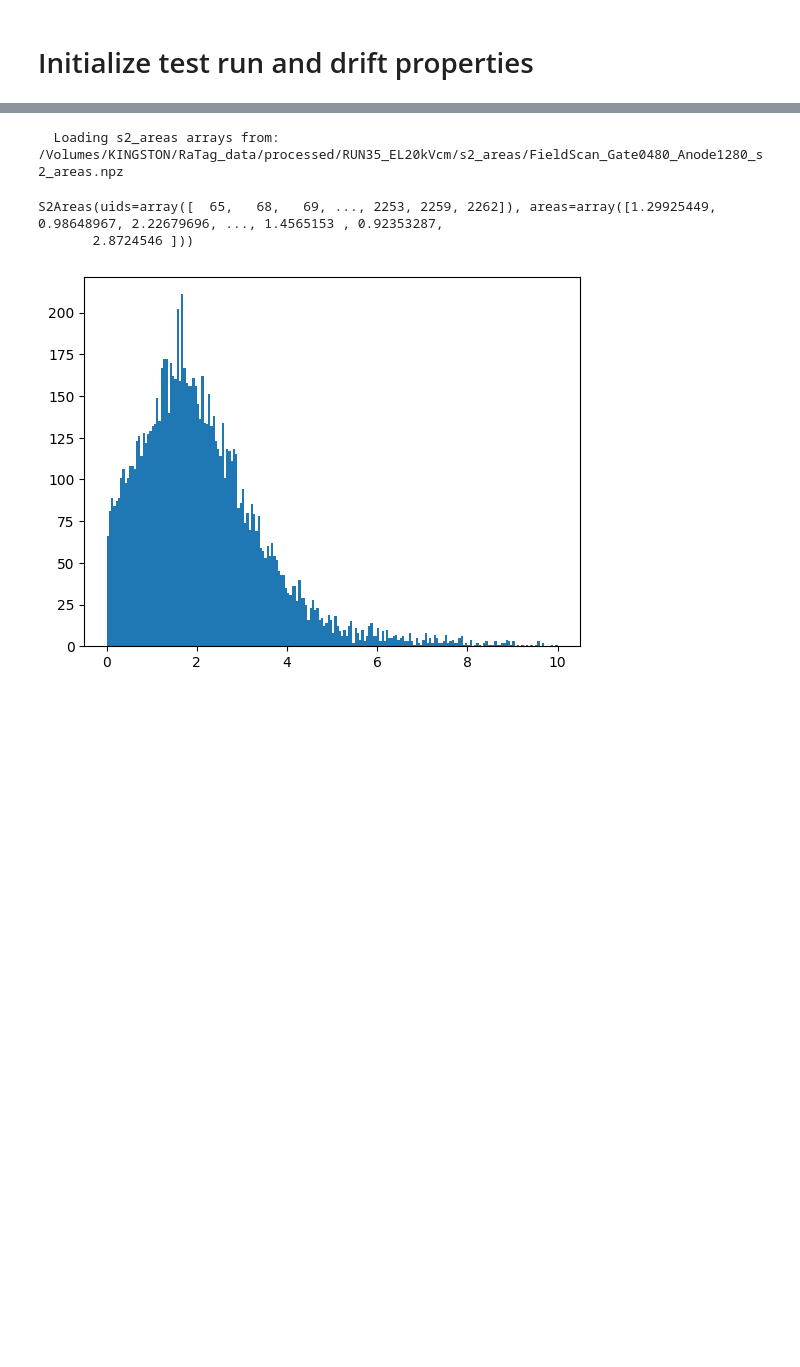
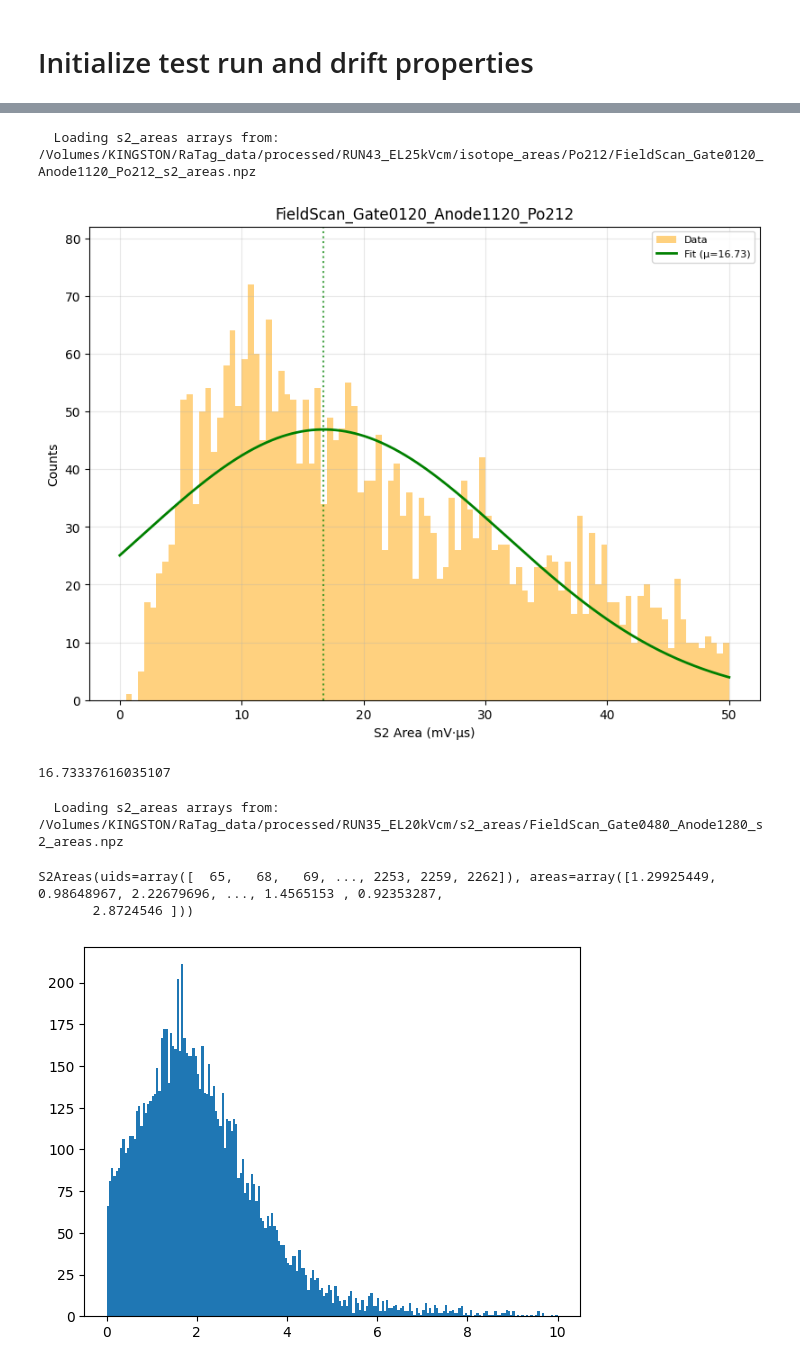
Before and after one commit to proscrite/RaTag, a Jupyter notebook: notebooks/multi-iso-dev.ipynb, the cells around one changed output, grey strips where cells are left out. Saved outputs shown, nothing was run; the diff lists cells and outputs as text; code cells hidden in the pictures; blank space fills up the shorter version.

```diff
--- a/notebooks/multi-iso-dev.ipynb
+++ b/notebooks/multi-iso-dev.ipynb
@@ -82,4 +82,4 @@ Force flag: False
 # %%
-run = map_coincidence_extraction(run, force=False)
+run = map_recoil_integration(run, force=False)
 # %% [output]
 ============================================================
@@ -119,6 +118,6 @@ SEPARATING MULTI-ISOTOPE SETS: RUN_35
 for iso, iso_run in runm.items():
     fitted_run = map_recoil_fits(iso_run, force=True)
     runm[iso] = fitted_run  # Update the dict with the fitted run
-    plotted_run = map_recoil_plots(fitted_run)
+    plotted_run = map_recoil_plots(fitted_run, force=True)
 # %% [output]
 ============================================================
@@ -147,0 +335,3 @@ PLOTTING MULTI-ISOTOPE S2 VS FIELD: RUN_35
+# %%
+setPo0 = runm['Po212'].sets[0]
+setPo0.area_s2_mean
@@ -155,0 +348,4 @@ runm['Po212'].sets[6].area_s2_mean
+# %%
+pathfitPo0 = '/Volumes/KINGSTON/RaTag_data/processed/RUN43_EL25kVcm/fits/Po212/FieldScan_Gate0120_Anode1120_Po212_s2_areas_hist_fit.json'
+fitpo0 = file_ops.load_fit_result(pathfitPo0)
+fitpo0
@@ -156,3 +372,14 @@ runm['Po212'].sets[6].area_s2_mean
+# %%
+s2_areas = file_ops.load_s2areas(setPo0)
+fig, ax = plt.subplots(figsize=(8, 6), layout='constrained')
+plot_s2areas_summary(ax, set_name=setPo0.name, s2_areas=s2_areas, fit_model=fitpo0, bin_cuts=(0, 50), )
+# %% [output]
+  Loading s2_areas arrays from: /Volumes/KINGSTON/RaTag_data/processed/RUN43_EL25kVcm/isotope_areas/Po212/FieldScan_Gate0120_Anode1120_Po212_s2_areas.npz
+[figure, added]
+# %%
+fitpo0.params['sig_x0'].value
+# %% [output]
+16.73337616035107
 # %%
 set6 = run.sets[6]
 s2_areas = load_s2areas(set6)
```
Also changed, not shown: parts of 12 cells of this notebook, 3 other files.
